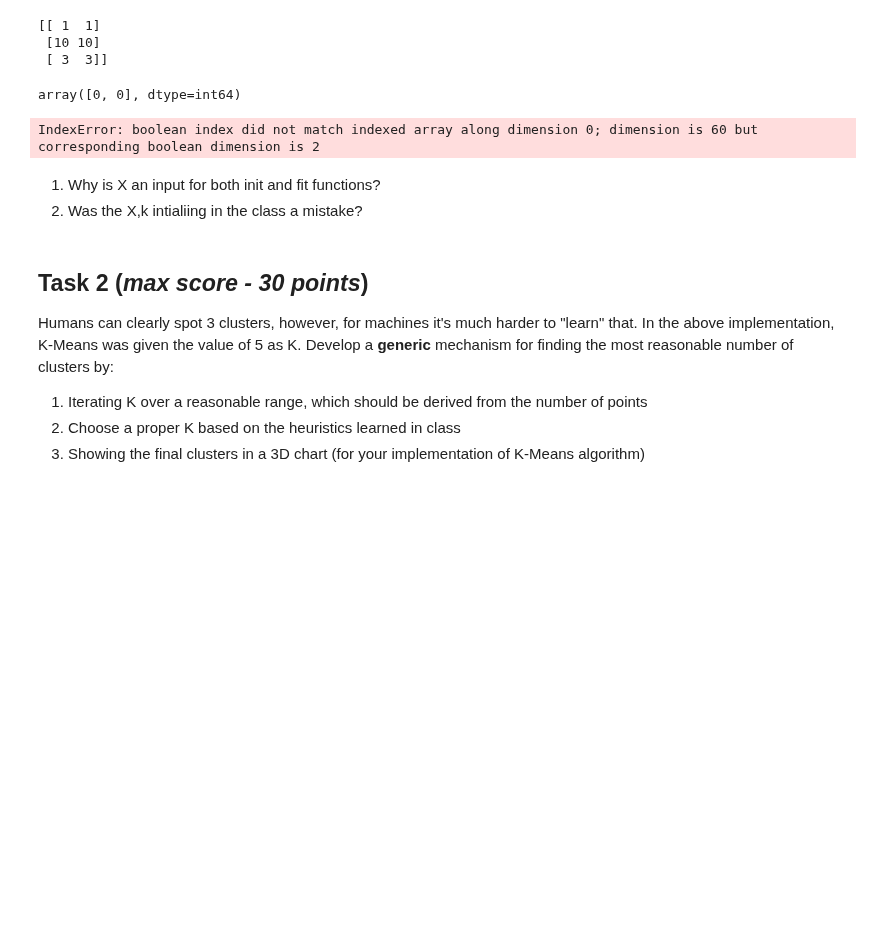
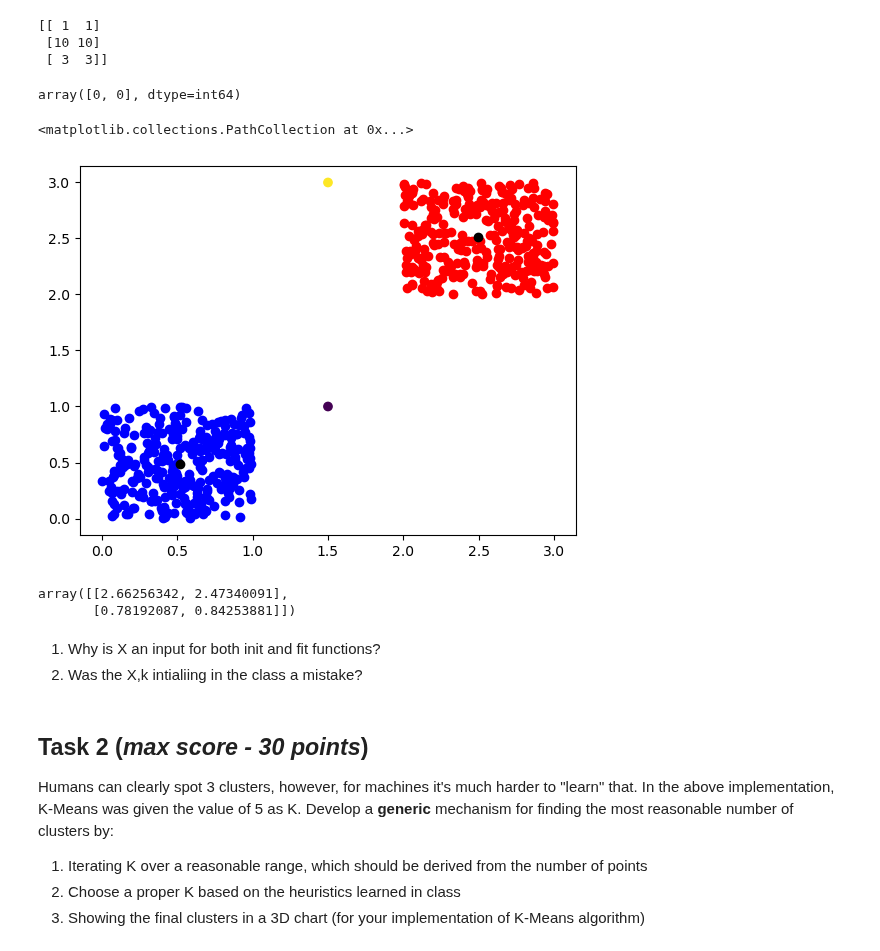
Before and after one commit to tryko/y_data_Itay_asaf_, a Jupyter notebook: Unsupervised_Learning/week_1/HW1_Clustering_ASAF.ipynb, the cells around one changed output. Drawn from its saved outputs; the diff is of its cells as text; code cells hidden in the pictures; blank space fills up the shorter version.

```diff
--- a/Unsupervised_Learning/week_1/HW1_Clustering_ASAF.ipynb
+++ b/Unsupervised_Learning/week_1/HW1_Clustering_ASAF.ipynb
@@ -103,66 +103,77 @@ class k_means:
     # Generate random initial coordinates (X.shape[1] features) for the k clusters, from uniform distribution.
 
         # Iitialize centers location array
-        self.centroids = np.zeros([k,X.shape[1]])  ### TEST IF THIS LINE IS REQUIRED
+        self.centroids = np.zeros([k,X.shape[1]])
 
         # Iterate over each axis of X
         for axis in range((X.shape[1])):
             axis_min = np.min(X[:,axis])
             axis_max = np.max(X[:,axis])
             # Generate random location for current axis
             self.centroids[:,axis] = np.random.uniform(low = axis_min, high = axis_max,size = k)
 
 
     def fit(self):
 
-        # Initialize WCSS , used later.
+        # Initialize WCSS , and epochs used later to terimnate alogrithm.
         WCSS_previous = np.inf
         WCSS_curr = 0
+        epochs = 0
 
-        # While delta WCSS is more than threshold
-        while WCSS_previous - WCSS_curr > 0.001:
+        # While delta WCSS is more than threshold or more than 1000 epochs were made
+        while np.abs(WCSS_previous - WCSS_curr) > 20 and epochs < 1000:
             # update WCSS_previous
             WCSS_previous = WCSS_curr
+            epochs+=1
             # Calculate distance of each point from centroids ( axis 0 is centroid number, axis 1 is data point number)
             distance_matrix = np.sqrt(np.sum((self.centroids[:, None, :] - self.data[None, :, :])**2, axis=-1))
 
-            # Assaign closest centroid
+            # Assaign closest centroid to each train data point
             self.assaigned_cluster = np.argmin(distance_matrix,axis=0)
+
 
             # Iterate over all centroid
             for centroid_n,centroid in enumerate(self.centroids):
                 # Update current centroid coordinates to the mean of all the points assaigned to that centroid (aka cluster).
 
-                self.centroids[centroid_n] = np.mean(self.data[ assaigned_cluster == centroid_n],axis=0)
+                self.centroids[centroid_n] = np.mean(self.data[ self.assaigned_cluster == centroid_n],axis=0)
                 # Calculate WCSS
-                centroid_coordinates = np.expand_dims(self.centroids[centroid_n],axis=-1)  ### change to
+                centroid_coordinates = np.expand_dims(self.centroids[centroid_n],axis=-1)  ### Expanded to calculate distance
                 centroids_points = self.data[self.assaigned_cluster == centroid_n]
                 WCSS_curr += np.sum(np.sum((centroid_coordinates[:, None, :] - centroids_points[None, :, :])**2, axis=-1))
 
+    def predict(self, X):
+        # Calculate distance of each point from centroids (axis 0 is centroid , axis 1 is data points)
+        distance_matrix = np.sqrt(np.sum((self.centroids[:, None, :] - X[None, :, :])**2, axis=-1))
+
+        # Label data and return output
+        return np.argmin(distance_matrix,axis=0)
+
+data1 = np.random.uniform(0,1,size=[300,2])
+data2 = np.random.uniform(2,3,size=[300,2])
+
+data = np.concatenate((data1,data2),axis=0)
+model = k_means(2,data)
+model.fit()
+
+red = data[model.assaigned_cluster == 0]
+blue = data[model.assaigned_cluster == 1]
+test = np.array([ [1.5,1], [1.5,3]])
+centers = model.centroids
+plt.scatter(red[:,0],red[:,1],c='red')
+plt.scatter(blue[:,0],blue[:,1],c='blue')
+plt.scatter(centers[:,0],centers[:,1],c = "black")
 
 
-
-
-
-
-
-
-
-    def predict(self, X):
-        pass
-# data = np.concatenate(np.random.uniform(0,1,size=[10,10]) ,np.random.uniform(9,10,size=[10,10]))
-data1 = np.random.uniform(0,1,size=[30,2])
-data2 = np.random.uniform(2,3,size=[30,2])
-
-data = np.concatenate((data1,data2),axis=0)
-test = k_means(2,data)
-test.fit()
-
-
-plt.scatter(test.data[test.assaigned_cluster==0][:,0],test.data[test.assaigned_cluster==0][:,1],c='blue')
-# plt.scatter(test.centroids[:,0],test.centroids[:,1],c='red')
+plt.scatter(test[:,0],test[:,1],c=model.predict(centers))
 # %% [output]
-IndexError: boolean index did not match indexed array along dimension 0; dimension is 60 but corresponding boolean dimension is 2
+<matplotlib.collections.PathCollection at 0x...>
+[figure, added]
+# %%
+test.centroids
+# %% [output]
+array([[2.66256342, 2.47340091],
+       [0.78192087, 0.84253881]])
 # %% [markdown]
 1. Why is X an input for both init and fit functions?
 2. Was the X,k intialiing in the class a mistake?
```
Also changed, not shown: parts of 6 cells of this notebook.
